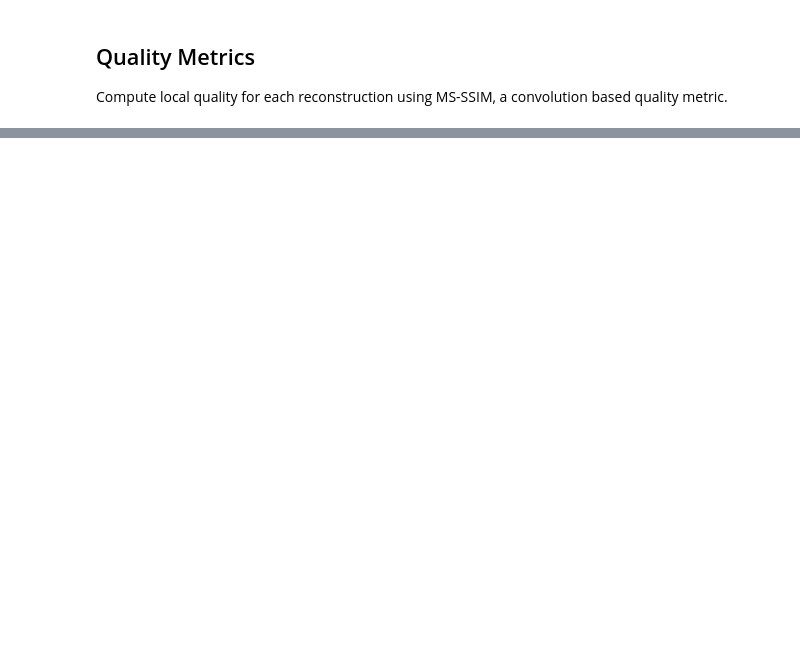
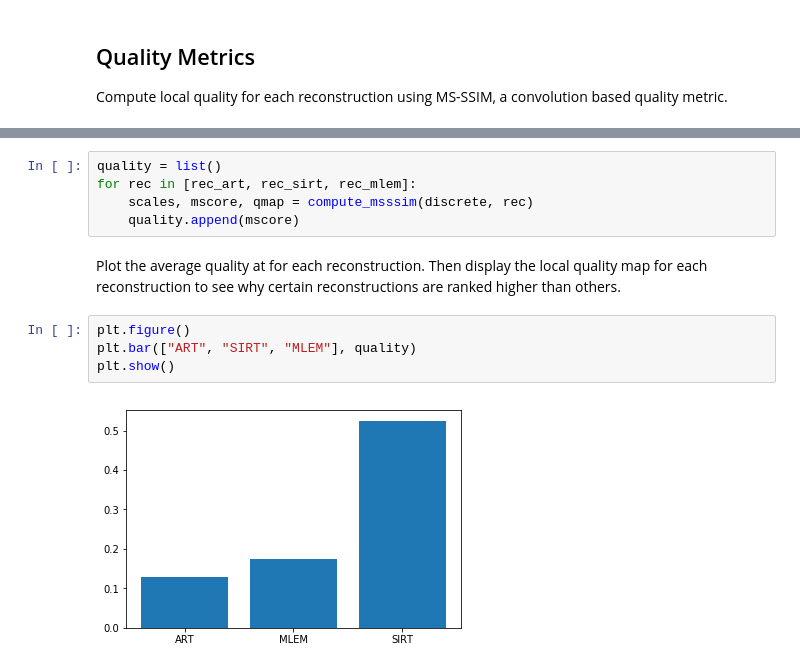
Before and after one commit to AdvancedPhotonSource/xdesign, a Jupyter notebook: docs/source/demos/FullReferenceMetrics.ipynb, the cells around one changed output, grey strips where cells are left out. Saved outputs shown, nothing was run; the diff lists cells and outputs as text; blank space fills up the shorter version.

```diff
--- a/docs/source/demos/FullReferenceMetrics.ipynb
+++ b/docs/source/demos/FullReferenceMetrics.ipynb
@@ -103,0 +98,13 @@ plt.show()
+# %%
+quality = list()
+for rec in [rec_art, rec_sirt, rec_mlem]:
+    scales, mscore, qmap = compute_msssim(discrete, rec)
+    quality.append(mscore)
+# %% [markdown]
+Plot the average quality at for each reconstruction. Then display the local quality map for each reconstruction to see why certain reconstructions are ranked higher than others.
+# %%
+plt.figure()
+plt.bar(["ART", "SIRT", "MLEM"], quality)
+plt.show()
+# %% [output]
+[figure, added]
```
Also changed, not shown: parts of 19 cells of this notebook.
